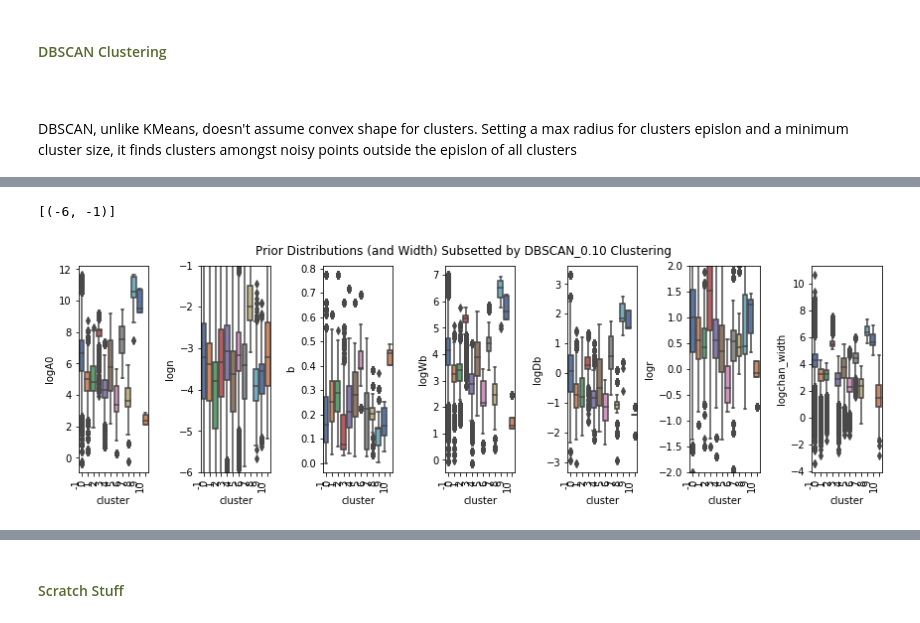
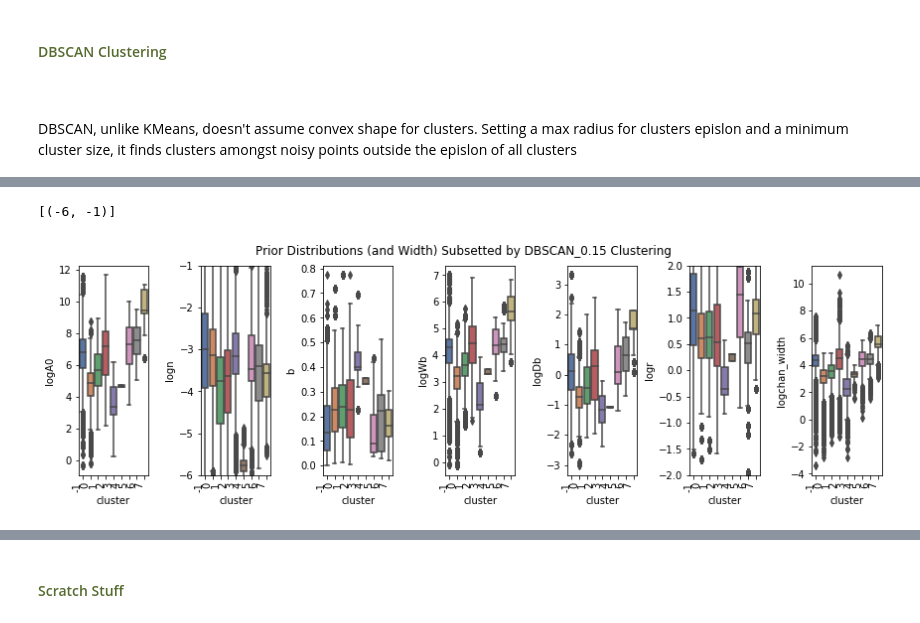
Before and after one commit to craigbrinkerhoff/2019_GeoClass, a Jupyter notebook: scripts/Brinkerhoff_GeoClass.ipynb, the cells around one changed output, grey strips where cells are left out. Drawn from its saved outputs; the diff is of its cells as text; code cells hidden in the pictures.

```diff
--- a/scripts/Brinkerhoff_GeoClass.ipynb
+++ b/scripts/Brinkerhoff_GeoClass.ipynb
@@ -613,3 +619,22 @@ priorBClassKmeans.to_csv('priorsBClassKmeans.csv')
 <h4> <font color=darkolivegreen> DBSCAN Clustering </font></h4>
 <br><br>
 DBSCAN, unlike KMeans, doesn't assume convex shape for clusters.  Setting a max radius for clusters epislon and a minimum cluster size, it finds clusters amongst noisy points outside the epislon of all clusters
+# %%
+data = pd.read_csv('C:\\Users\\cbrinkerhoff\\Box Sync\\Ongoing Projects\\geomorph_class\\dbscan\\clustered_ep_20.csv', low_memory=False)
+data['logA0'] = np.log(data['A0'])
+data['logr'] = np.log(data['r'])
+data['logn'] = np.log(data['n'])
+data['logWb'] = np.log(data['bank_width'])
+data['logDb'] = np.log(data['bank_depth'])
+data['logQb'] = np.log(data['bank_Q'])
+data['log10De'] = np.log10(data['minEntrain'])
+
+data['logchan_width'] = np.log(data['chan_width'])
+
+stdWdths = data.groupby('site_no')['logchan_width'].std().to_frame()
+stdWdths = stdWdths.rename(columns={'logchan_width':'stdWdth'})
+meanWdths = data.groupby('site_no')['logchan_width'].mean().to_frame()
+meanWdths = meanWdths.rename(columns={'logchan_width':'meanWdths'})
+
+data =  pd.merge(data, stdWdths, on='site_no')
+data =  pd.merge(data, meanWdths, on='site_no')
@@ -616,16 +691,7 @@ DBSCAN, unlike KMeans, doesn't assume convex shape for clusters.  Setting a max
 # %%
-data = pd.read_csv('C:\\Users\\cbrinkerhoff\\Box Sync\\Ongoing Projects\\geomorph_class\\dbscan\\clustered_ep_1.csv', low_memory=False)
-
-data['logA0'] = np.log(data['A0'])
-data['logr'] = np.log(data['r'])
-data['logn'] = np.log(data['n'])
-data['logWb'] = np.log(data['bank_width'])
-data['logDb'] = np.log(data['bank_depth'])
-
 #extract class distributions
 #maps class to river based on 'closest' median cross-sectional average width of each class
 binnedMeanWdths = data.groupby('cluster')['logchan_width'].describe()
-binnedMeanWdths.to_csv('WidthsClassDBSCAN_1.csv')
 
 #save prior distribution parameters
 priorWbClassDBSCAN = data.groupby('cluster')['logWb'].describe()
@@ -635,27 +701,27 @@ priorA0ClassDBSCAN = data.groupby('cluster')['logA0'].describe()
 priorNClassDBSCAN = data.groupby('cluster')['logn'].describe()
 priorBClassDBSCAN = data.groupby('cluster')['b'].describe()
 
-priorWbClassDBSCAN.to_csv('priorsWbClassDBSCAN_1.csv')
-priorDbClassDBSCAN.to_csv('priorsDbClassDBSCAN_1.csv')
-prior_rClassDBSCAN.to_csv('priorsRClassDBSCAN_1.csv')
-priorA0ClassDBSCAN.to_csv('priorsA0ClassDBSCAN_1.csv')
-priorNClassDBSCAN.to_csv('priorsNClassDBSCAN_1.csv')
-priorBClassDBSCAN.to_csv('priorsBClassDBSCAN_1.csv')
+priorWbClassDBSCAN.to_csv('priorsWbClassDBSCAN_20.csv')
+priorDbClassDBSCAN.to_csv('priorsDbClassDBSCAN_20.csv')
+prior_rClassDBSCAN.to_csv('priorsRClassDBSCAN_20.csv')
+priorA0ClassDBSCAN.to_csv('priorsA0ClassDBSCAN_20.csv')
+priorNClassDBSCAN.to_csv('priorsNClassDBSCAN_20.csv')
+priorBClassDBSCAN.to_csv('priorsBClassDBSCAN_20.csv')
 # %%
 fig, axs = plt.subplots(ncols=7, figsize=(12, 4))
 sns.boxplot(x="cluster", y='logA0', data=data, palette='deep', ax=axs[0])
 sns.boxplot(x="cluster", y='logn', data=data, palette='deep', ax=axs[1])
 sns.boxplot(x="cluster", y='b', data=data, palette='deep', ax=axs[2])
 sns.boxplot(x="cluster", y='logWb', data=data, palette='deep', ax=axs[3])
 sns.boxplot(x="cluster", y='logDb', data=data, palette='deep', ax=axs[4])
 sns.boxplot(x="cluster", y='logr', data=data, palette='deep', ax=axs[5])
 sns.boxplot(x="cluster", y='logchan_width', data=data, palette='deep', ax=axs[6])
 
-fig.suptitle("Prior Distributions (and Width) Subsetted by DBSCAN_0.10 Clustering")
+fig.suptitle("Prior Distributions (and Width) Subsetted by DBSCAN_0.15 Clustering")
 fig.autofmt_xdate(rotation=90)
 fig.tight_layout(rect=[0, 0.03, 1, 0.95])
 axs[5].set(ylim=(-2, 2))
 axs[1].set(ylim=(-6, -1))
 # %% [output]
 [(-6, -1)]
-[figure, old version]
+[figure, new version]
```
Also changed, not shown: parts of 18 cells of this notebook, 4 other files.
